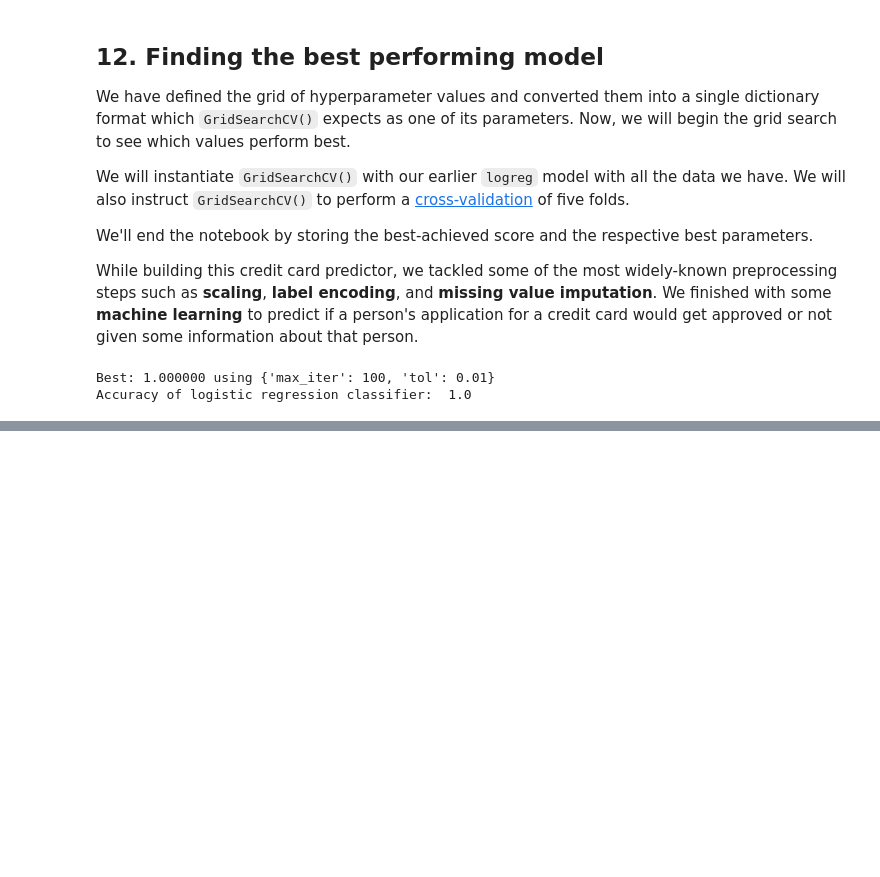
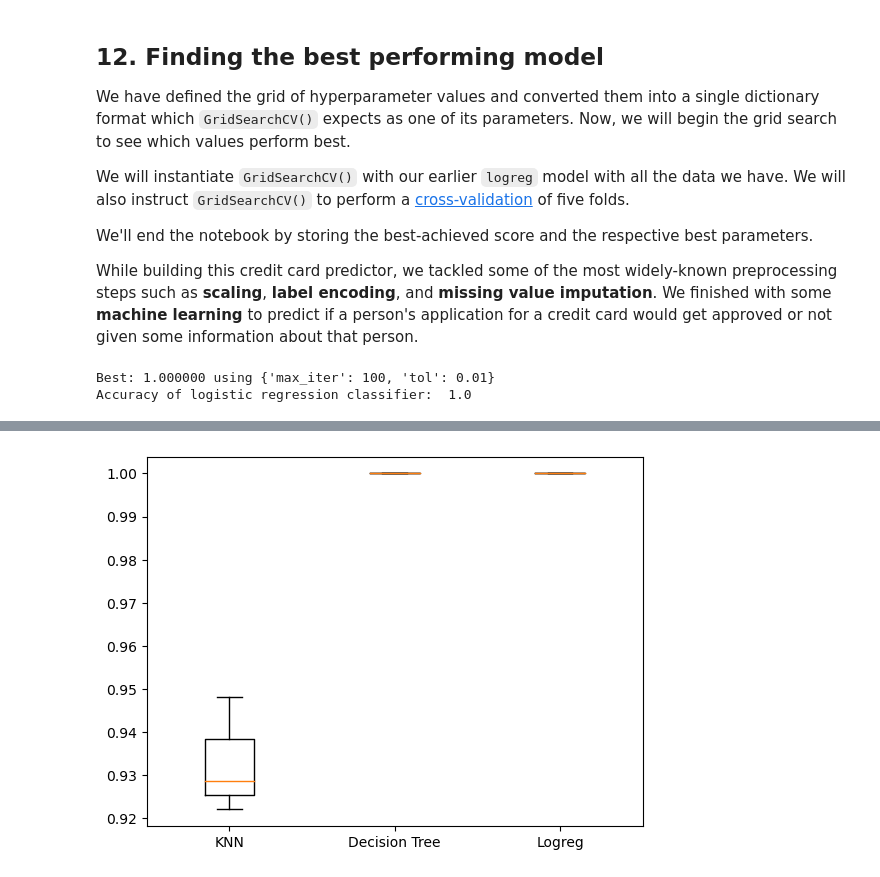
Before and after one commit to huang-pixel/CreditCardApproval, a Jupyter notebook: credit_card_approval.ipynb, the cells around one changed output, grey strips where cells are left out. Drawn from its saved outputs; the diff is of its cells as text; code cells hidden in the pictures; blank space fills up the shorter version.

```diff
--- a/credit_card_approval.ipynb
+++ b/credit_card_approval.ipynb
@@ -244,0 +317,15 @@ Accuracy of logistic regression classifier:  1.0
+# %%
+# Draw boxplot to see the range of variation in accuracy
+models = {"KNN": KNN(), "Decision Tree": DecisionTreeClassifier(), "Logreg": LogisticRegression()}
+
+results = []
+
+for model in models.values():
+    kf = KFold(n_splits=3, random_state=1, shuffle=True)
+    cv_results = cross_val_score(model, rescaledX_train, y_train, cv=kf)
+    results.append(cv_results)
+
+plt.boxplot(results, labels=models.keys())
+plt.show()
+# %% [output]
+[figure, added]
```
Also changed, not shown: parts of 7 cells of this notebook, 1 other file.
